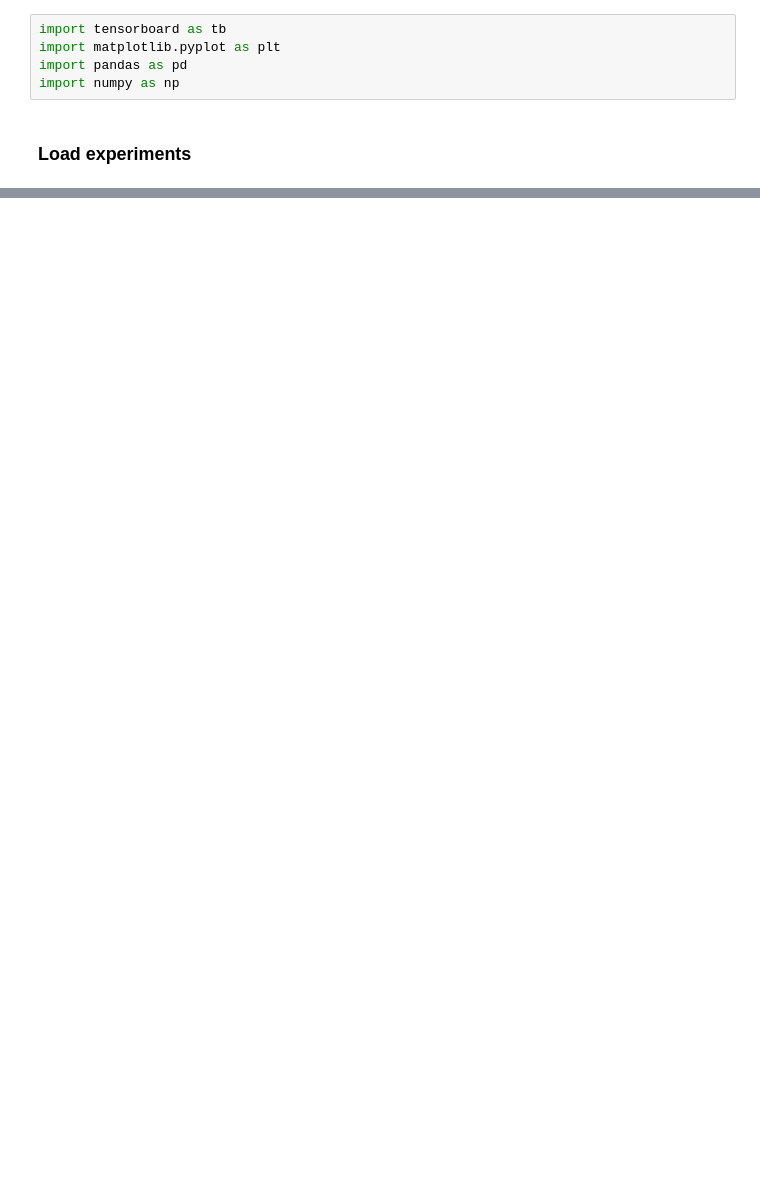
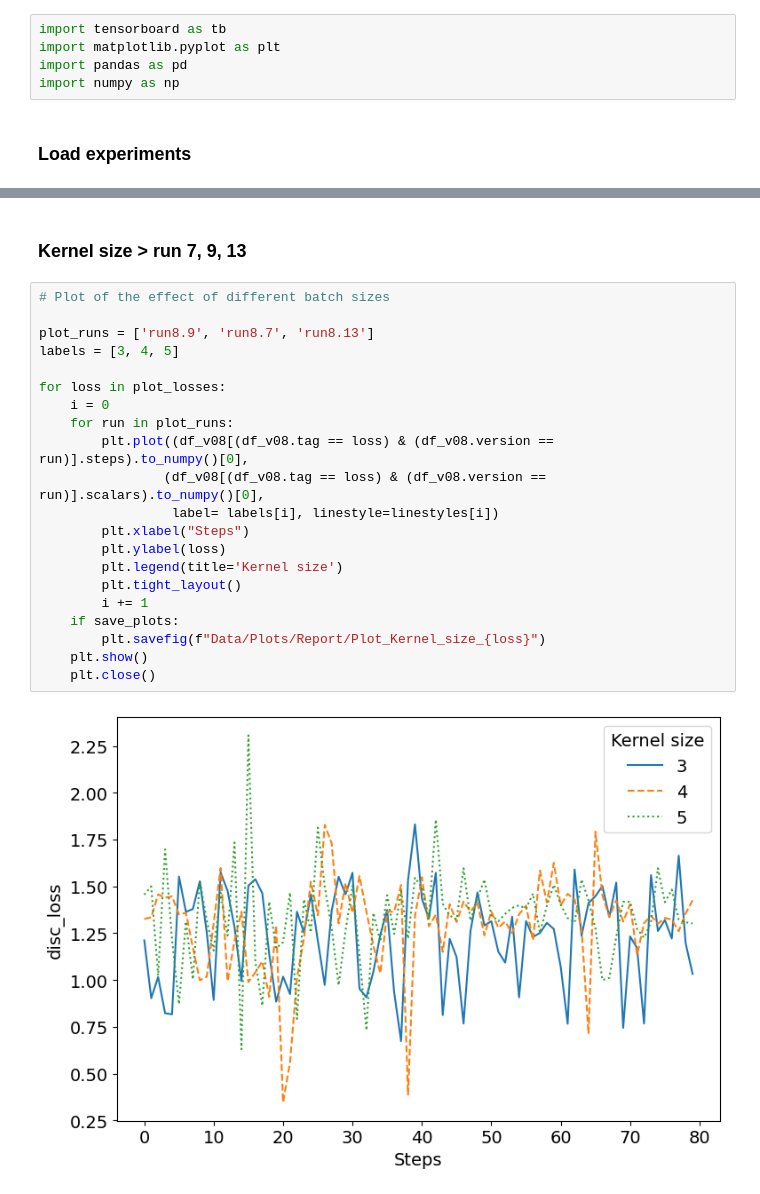
Before and after one commit to Yurivanderburg/II_GAN, a Jupyter notebook: Ellipsoids/Analysis.ipynb, the cells around one changed output, grey strips where cells are left out. Drawn from its saved outputs; the diff is of its cells as text; blank space fills up the shorter version.

```diff
--- a/Ellipsoids/Analysis.ipynb
+++ b/Ellipsoids/Analysis.ipynb
@@ -83,0 +180,25 @@ plt.show()
+# %% [markdown]
+### Kernel size > run 7, 9, 13
+# %%
+# Plot of the effect of different batch sizes
+
+plot_runs = ['run8.9', 'run8.7', 'run8.13']
+labels = [3, 4, 5]
+
+for loss in plot_losses:
+    i = 0
+    for run in plot_runs:
+        plt.plot((df_v08[(df_v08.tag == loss) & (df_v08.version == run)].steps).to_numpy()[0],
+                (df_v08[(df_v08.tag == loss) & (df_v08.version == run)].scalars).to_numpy()[0],
+                 label= labels[i], linestyle=linestyles[i])
+        plt.xlabel("Steps")
+        plt.ylabel(loss)
+        plt.legend(title='Kernel size')
+        plt.tight_layout()
+        i += 1
+    if save_plots:
+        plt.savefig(f"Data/Plots/Report/Plot_Kernel_size_{loss}")
+    plt.show()
+    plt.close()
+# %% [output]
+[figure, added]
```
Also changed, not shown: parts of 22 cells of this notebook, 8 other files.
